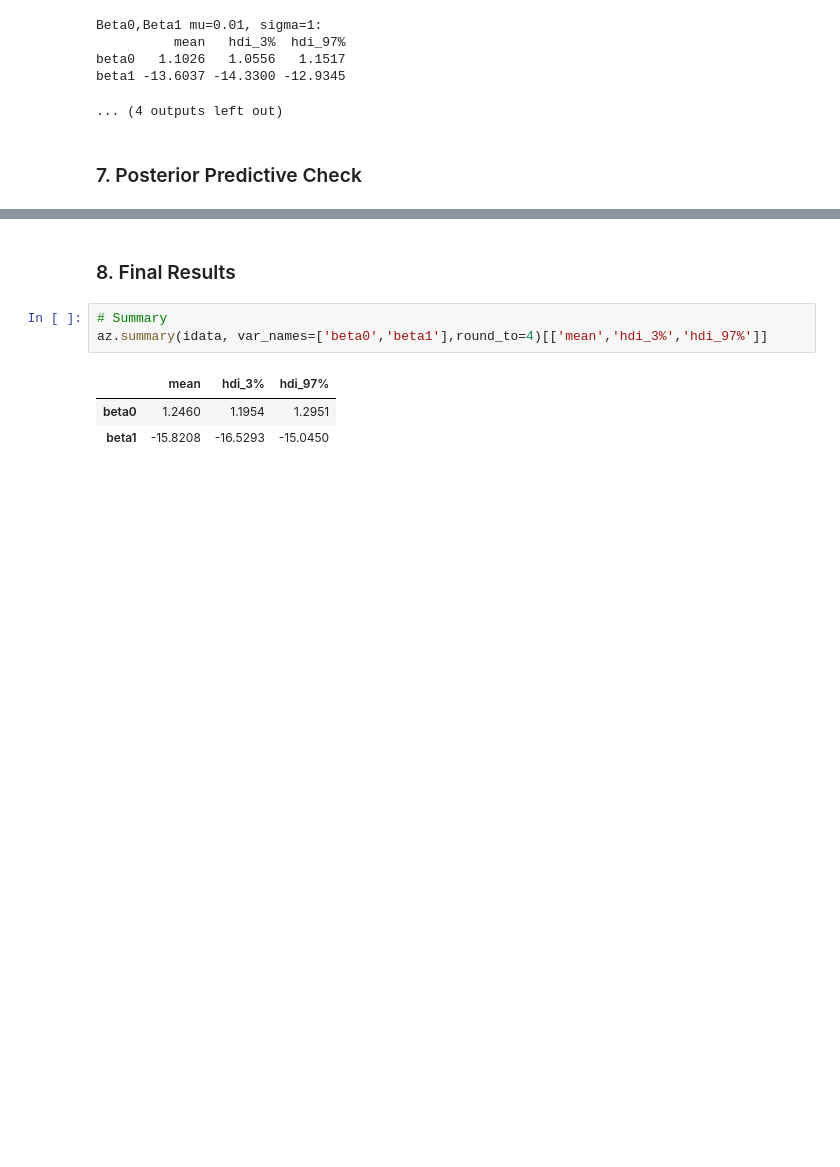
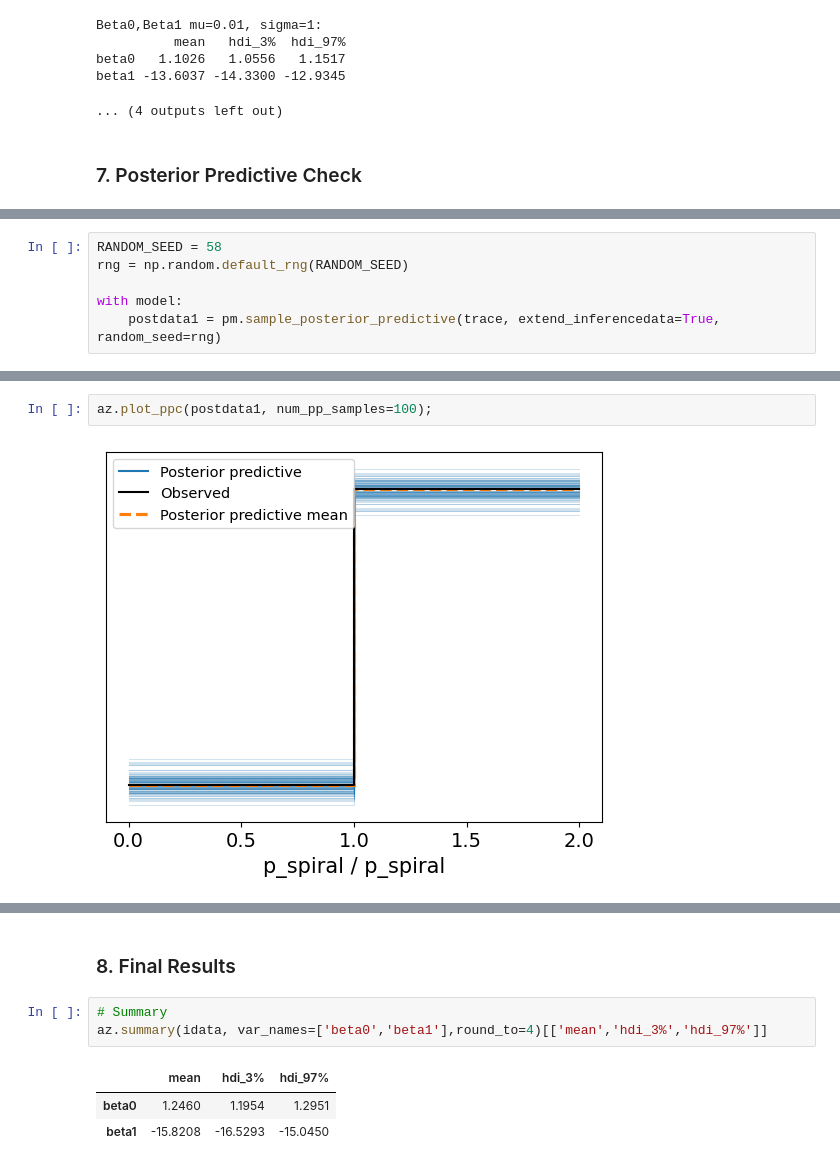
Before and after one commit to erobbtan/AST5731_PROJ2, a Jupyter notebook: Project2.ipynb, the cells around one changed output, grey strips where cells are left out. Cells and saved outputs as stored; diff of their text form; blank space fills up the shorter version.

```diff
--- a/Project2.ipynb
+++ b/Project2.ipynb
@@ -430,0 +429,6 @@ beta1 -13.6037 -14.3300 -12.9345
+# %%
+RANDOM_SEED = 58
+rng = np.random.default_rng(RANDOM_SEED)
+
+with model:
+    postdata1 = pm.sample_posterior_predictive(trace, extend_inferencedata=True, random_seed=rng)
@@ -430,0 +458,4 @@ beta1 -13.6037 -14.3300 -12.9345
+# %%
+az.plot_ppc(postdata1, num_pp_samples=100);
+# %% [output]
+[figure, added]
```
Also changed, not shown: parts of 4 cells of this notebook.
